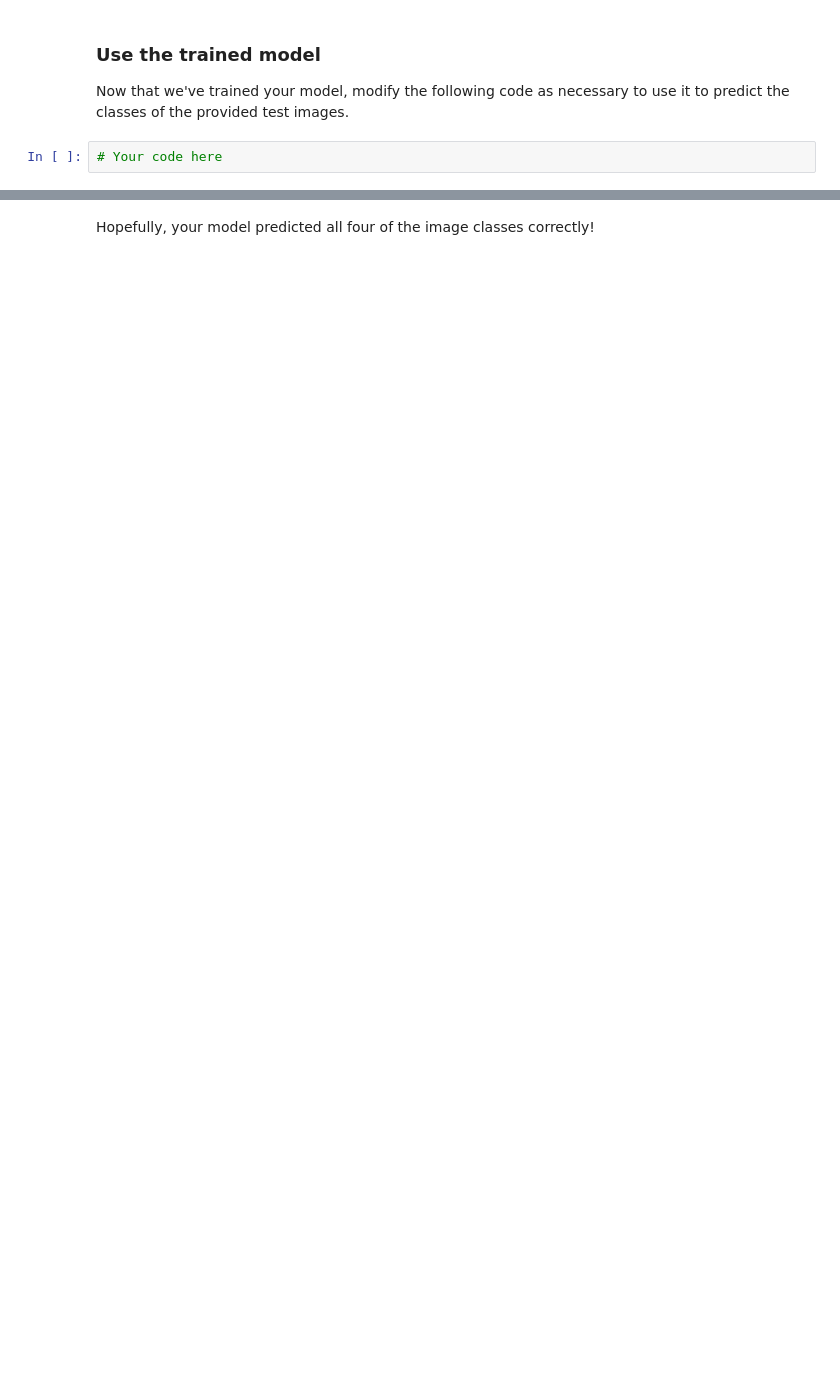
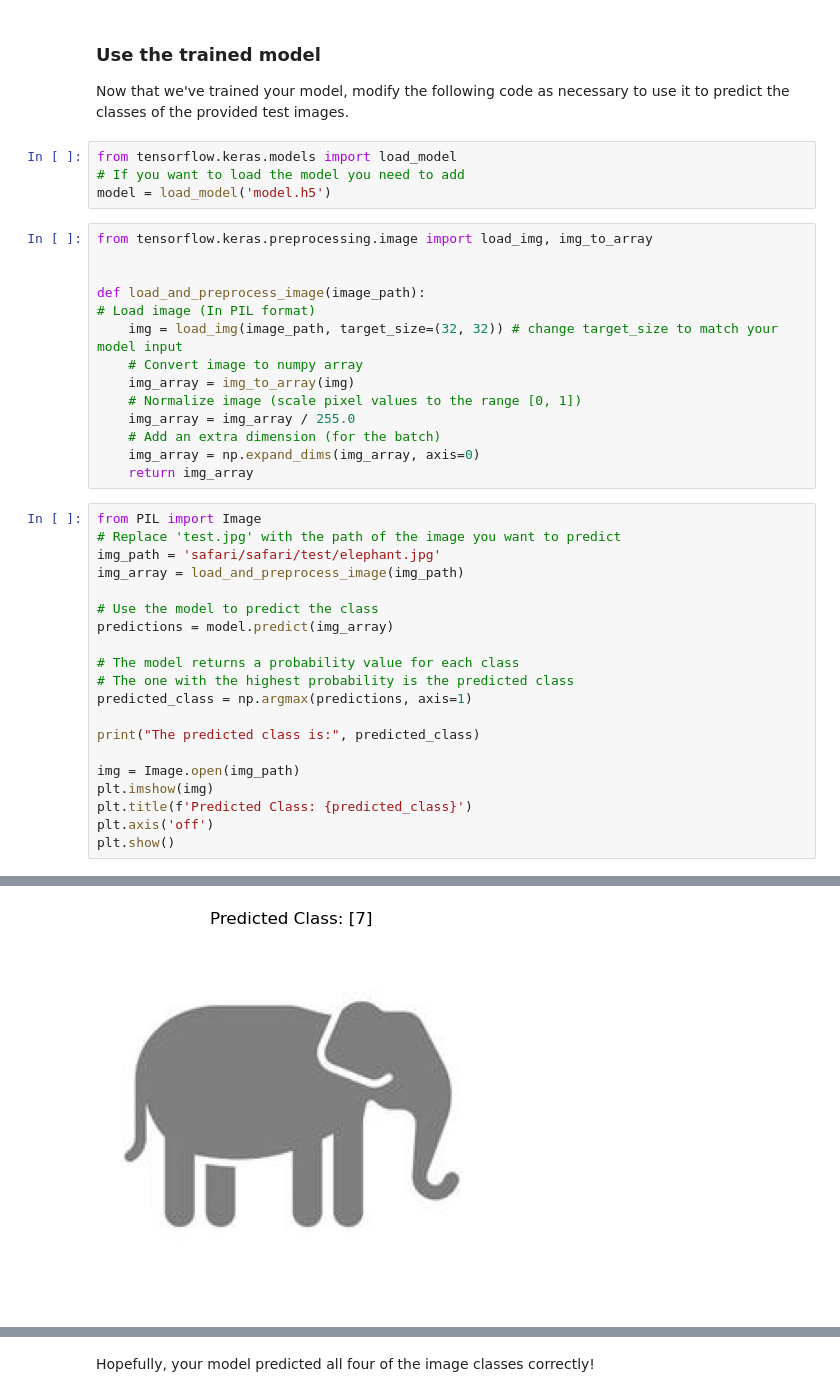
Before and after one commit to Henkomeyer/CNN-Safari-Prediction-Model-MLG_382_Project_1_Group_6-, a Jupyter notebook: MLG382_Safari_CNN_Project.ipynb, the cells around one changed output, grey strips where cells are left out. Saved outputs shown, nothing was run; the diff lists cells and outputs as text; blank space fills up the shorter version.

```diff
--- a/MLG382_Safari_CNN_Project.ipynb
+++ b/MLG382_Safari_CNN_Project.ipynb
@@ -179,5 +194,42 @@ Add code below to save your model's trained weights.
 ### Use the trained model
 
 Now that we've trained your model, modify the following code as necessary to use it to predict the classes of the provided test images.
-# %%
-# Your code here
+# %%
+from tensorflow.keras.models import load_model
+# If you want to load the model you need to add
+model = load_model('model.h5')
+# %%
+from tensorflow.keras.preprocessing.image import load_img, img_to_array
+
+
+def load_and_preprocess_image(image_path):
+# Load image (In PIL format)
+    img = load_img(image_path, target_size=(32, 32)) # change target_size to match your model input
+    # Convert image to numpy array
+    img_array = img_to_array(img)
+    # Normalize image (scale pixel values to the range [0, 1])
+    img_array = img_array / 255.0
+    # Add an extra dimension (for the batch)
+    img_array = np.expand_dims(img_array, axis=0)
+    return img_array
+# %%
+from PIL import Image
+# Replace 'test.jpg' with the path of the image you want to predict
+img_path = 'safari/safari/test/elephant.jpg'
+img_array = load_and_preprocess_image(img_path)
+
+# Use the model to predict the class
+predictions = model.predict(img_array)
+
+# The model returns a probability value for each class
+# The one with the highest probability is the predicted class
+predicted_class = np.argmax(predictions, axis=1)
+
+print("The predicted class is:", predicted_class)
+
+img = Image.open(img_path)
+plt.imshow(img)
+plt.title(f'Predicted Class: {predicted_class}')
+plt.axis('off')
+plt.show()
+# %% [output]
@@ -183,0 +238 @@ Now that we've trained your model, modify the following code as necessary to use
+[figure, added]
```
Also changed, not shown: parts of 16 cells of this notebook, 2 other files.
